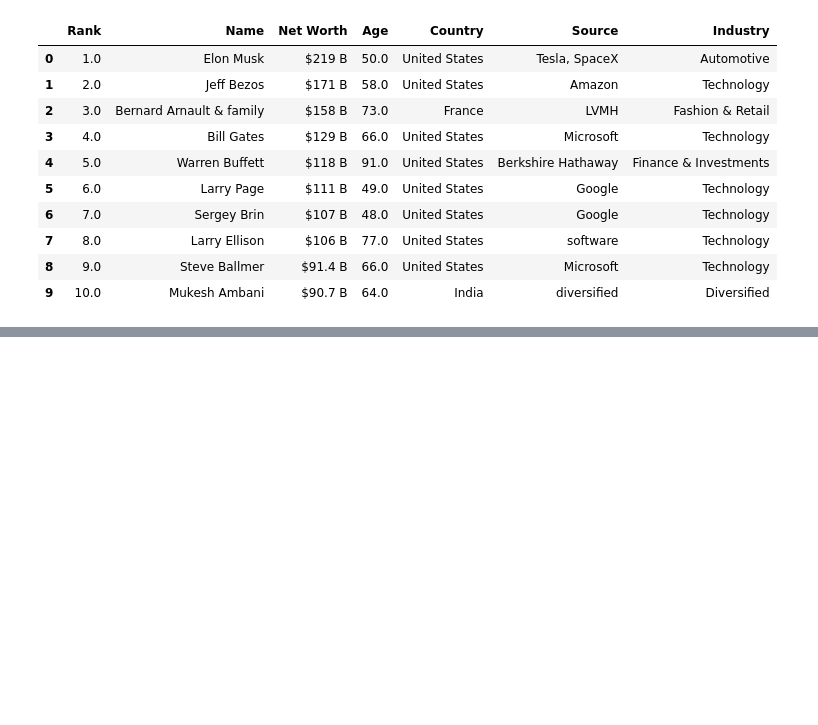
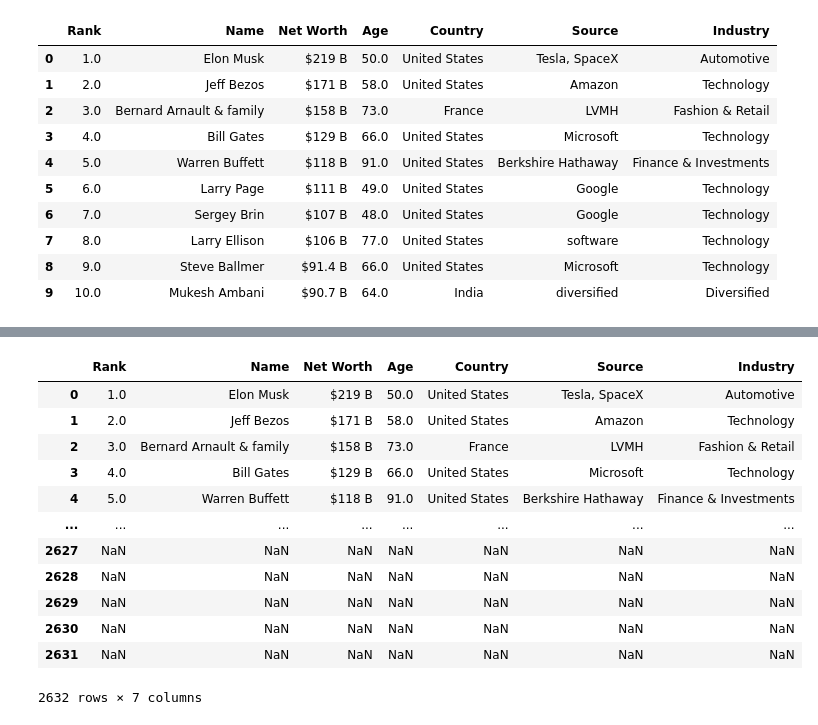
Before and after one commit to Aditya44234/AIwithPy, a Jupyter notebook: pandas.ipynb, the cells around one changed output, grey strips where cells are left out. Saved outputs shown, nothing was run; the diff lists cells and outputs as text; code cells hidden in the pictures; blank space fills up the shorter version.

```diff
--- a/pandas.ipynb
+++ b/pandas.ipynb
@@ -43,0 +82,24 @@ rich.filter(["Rank","Name","Net Worth (USD)"])
+# %%
+import pandas as pd
+import numpy as np
+
+
+# pd.set_option('display.max_rows', None)
+# pd.set_option('display.max_columns', None)
+
+rich = pd.read_csv(r"C:\Users\ADITYA JOSHI\.idea\Downloads\archive\forbes_richman.csv",encoding="ISO-8859-1")
+rich
+# %% [output]
+|  | Rank | Name | Net Worth | Age | Country | Source | Industry |
+| 0 | 1.0 | Elon Musk | $219 B | 50.0 | United States | Tesla, SpaceX | Automotive |
+| 1 | 2.0 | Jeff Bezos | $171 B | 58.0 | United States | Amazon | Technology |
+| 2 | 3.0 | Bernard Arnault & family | $158 B | 73.0 | France | LVMH | Fashion & Retail |
+| 3 | 4.0 | Bill Gates | $129 B | 66.0 | United States | Microsoft | Technology |
+| 4 | 5.0 | Warren Buffett | $118 B | 91.0 | United States | Berkshire Hathaway | Finance & Investments |
+| ... | ... | ... | ... | ... | ... | ... | ... |
+| 2627 | NaN | NaN | NaN | NaN | NaN | NaN | NaN |
+| 2628 | NaN | NaN | NaN | NaN | NaN | NaN | NaN |
+| 2629 | NaN | NaN | NaN | NaN | NaN | NaN | NaN |
+| 2630 | NaN | NaN | NaN | NaN | NaN | NaN | NaN |
+| 2631 | NaN | NaN | NaN | NaN | NaN | NaN | NaN |
+2632 rows × 7 columns
```
Also changed, not shown: parts of 12 cells of this notebook, 1 other file.
